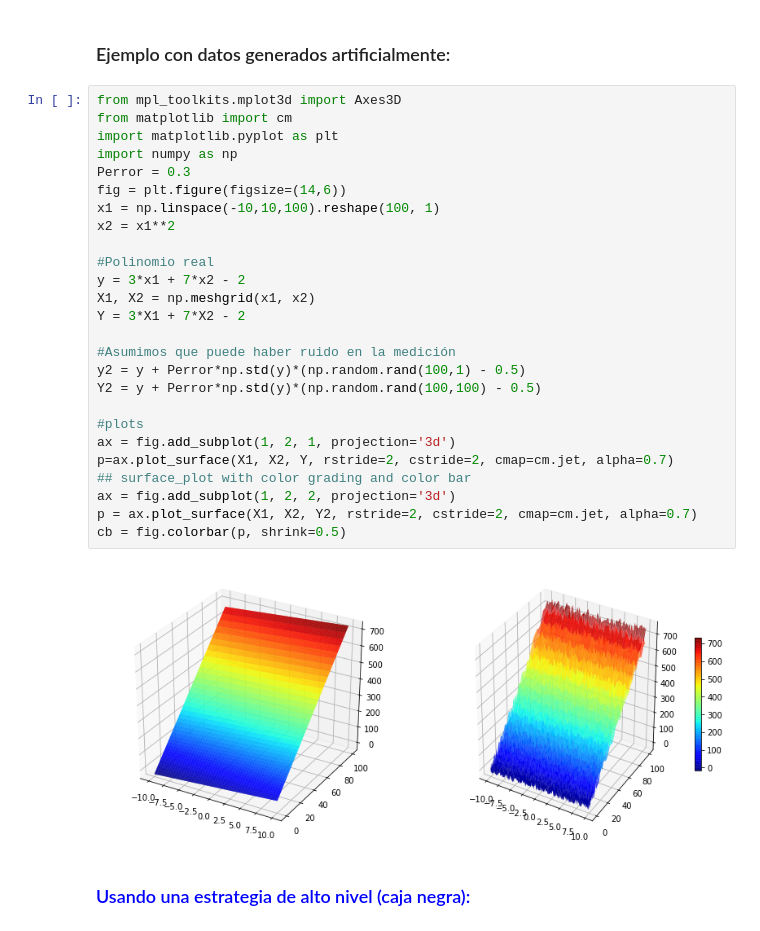
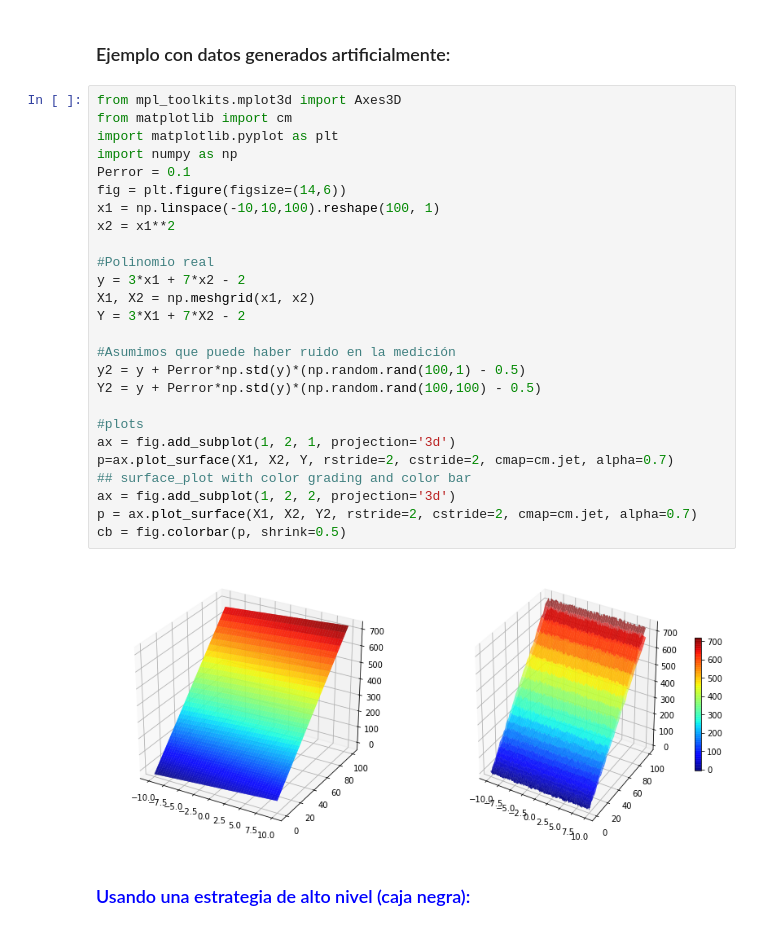
Before and after one commit to jdariasl/ML_2020, a Jupyter notebook: Clase 02 - Regresión lineal y regresión logística.ipynb, the cells around one changed output. Cells and saved outputs as stored; diff of their text form.

```diff
--- a/Clase 02 - Regresión lineal y regresión logística.ipynb
+++ b/Clase 02 - Regresión lineal y regresión logística.ipynb
@@ -43,31 +43,31 @@ plot_model_reg([t0,t1], linear_prediction)
 # %%
 from mpl_toolkits.mplot3d import Axes3D
 from matplotlib import cm
 import matplotlib.pyplot as plt
 import numpy as np
-Perror = 0.3
+Perror = 0.1
 fig = plt.figure(figsize=(14,6))
 x1 = np.linspace(-10,10,100).reshape(100, 1)
 x2 = x1**2
 
 #Polinomio real
 y = 3*x1 + 7*x2 - 2
 X1, X2 = np.meshgrid(x1, x2)
 Y = 3*X1 + 7*X2 - 2
 
 #Asumimos que puede haber ruido en la medición
 y2 = y + Perror*np.std(y)*(np.random.rand(100,1) - 0.5)
 Y2 = y + Perror*np.std(y)*(np.random.rand(100,100) - 0.5)
 
 #plots
 ax = fig.add_subplot(1, 2, 1, projection='3d')
 p=ax.plot_surface(X1, X2, Y, rstride=2, cstride=2, cmap=cm.jet, alpha=0.7)
 ## surface_plot with color grading and color bar
 ax = fig.add_subplot(1, 2, 2, projection='3d')
 p = ax.plot_surface(X1, X2, Y2, rstride=2, cstride=2, cmap=cm.jet, alpha=0.7)
 cb = fig.colorbar(p, shrink=0.5)
 # %% [output]
-[figure, old version]
+[figure, new version]
 # %% [markdown]
 ### <font color='blue'>  Usando una estrategia de alto nivel (caja negra): </font>
 # %%
```
Also changed, not shown: parts of 11 cells of this notebook, 3 other files.
